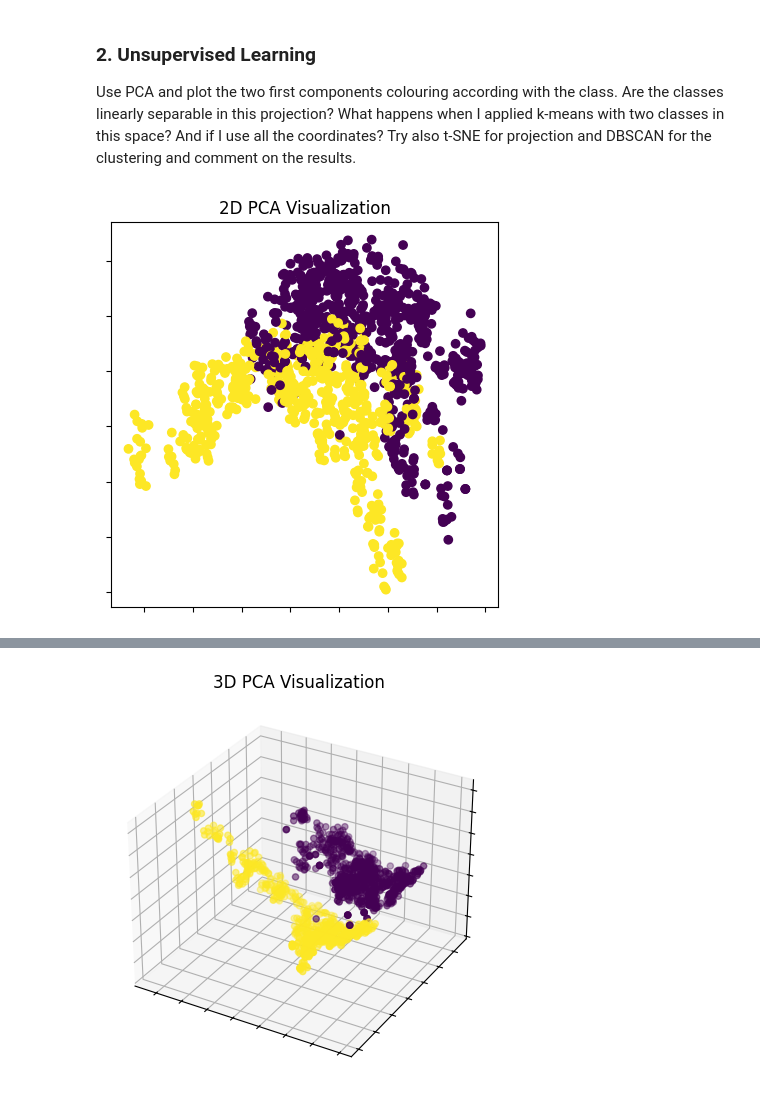
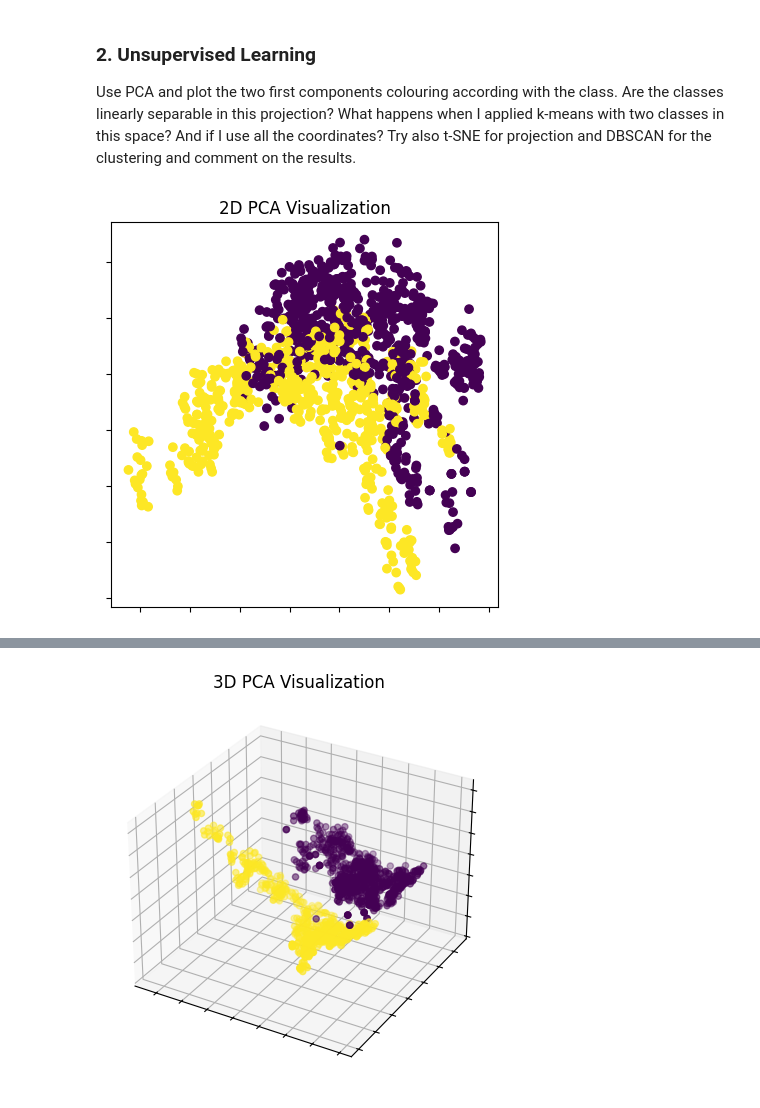
Before and after one commit to frekkoz3/Intro_to_ML_24-25, a Jupyter notebook: challenges/challenge 1/challenge-one.ipynb, the cells around one changed output, grey strips where cells are left out. Saved outputs shown, nothing was run; the diff lists cells and outputs as text; code cells hidden in the pictures.

```diff
--- a/challenges/challenge 1/challenge-one.ipynb
+++ b/challenges/challenge 1/challenge-one.ipynb
@@ -139,20 +139,20 @@ from sklearn.decomposition import PCA
 
 nc = 2 # number of components considered
 
-data = np.array(df)
+data = np.array(df.drop(columns=['Category']))
 pca_2d = PCA(n_components=nc)
 data_pca_2d = pca_2d.fit_transform(data)
 # %%
 fig, ax = plt.subplots(figsize=(5, 5))
 
-ax.scatter(data_pca_2d[:, 0], data_pca_2d[:, 1], c=data[:, 4])
+ax.scatter(data_pca_2d[:, 0], data_pca_2d[:, 1], c=df['Category'])
 ax.set_title('2D PCA Visualization')
 ax.set_yticklabels([])
 ax.set_xticklabels([])
 
 plt.show()
 # %% [output]
-[figure, old version]
+[figure, new version]
 # %%
 from sklearn.cluster import KMeans
 
```
Also changed, not shown: parts of 6 cells of this notebook.
